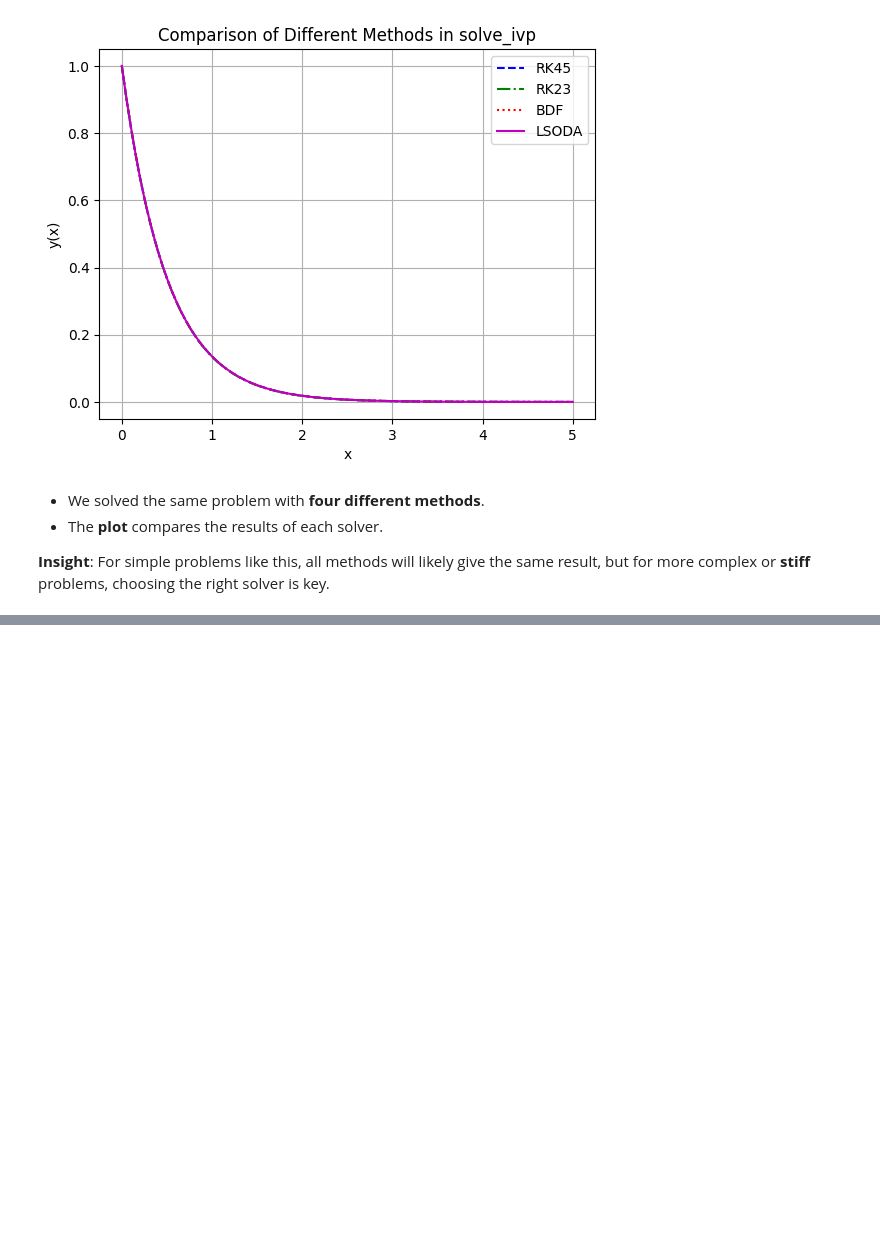
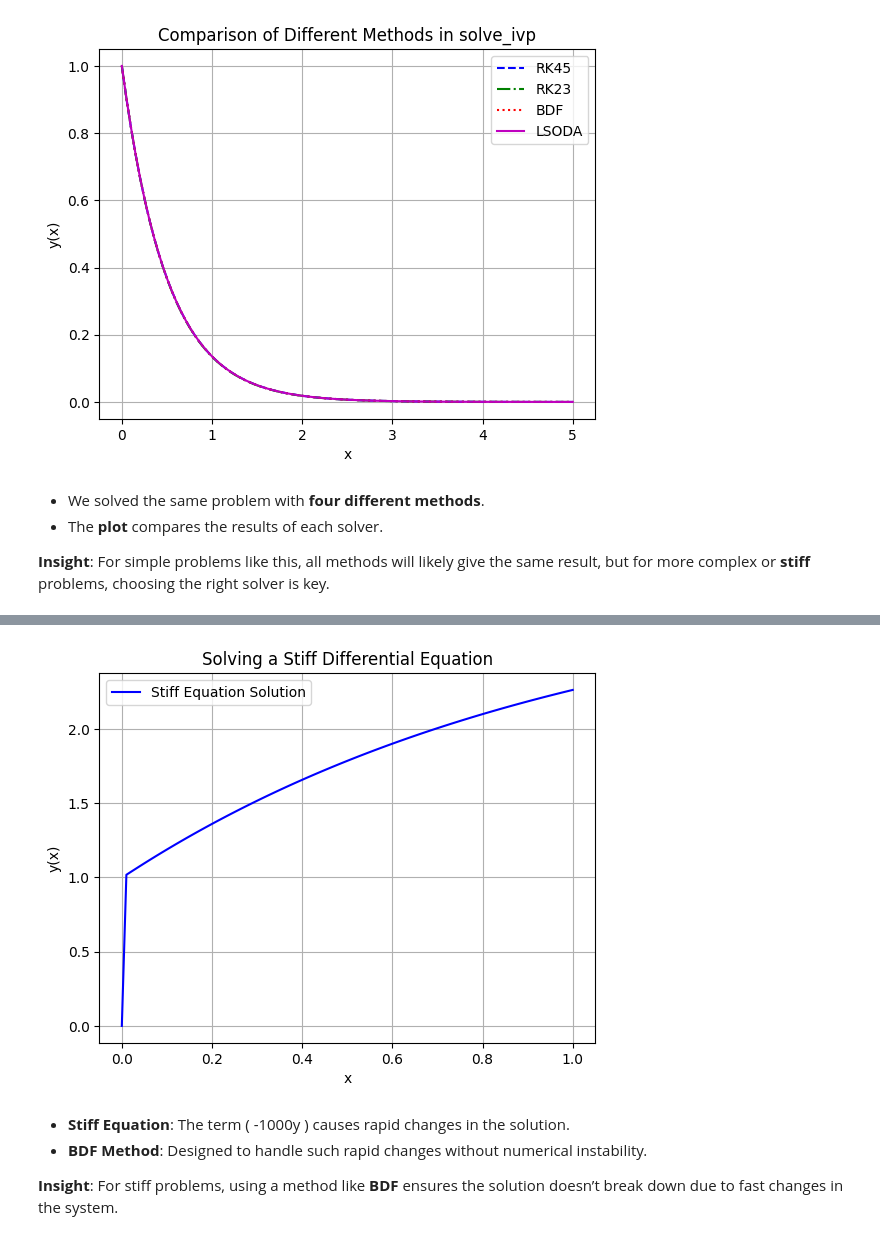
Before and after one commit to rubydamodar/SciPyMastery-From-Basics-to-Breakthroughs, a Jupyter notebook: Beginner Level/SCIPY-INTEGERATE.ipynb, the cells around one changed output, grey strips where cells are left out. Drawn from its saved outputs; the diff is of its cells as text; code cells hidden in the pictures; blank space fills up the shorter version.

```diff
--- a/Beginner Level/SCIPY-INTEGERATE.ipynb
+++ b/Beginner Level/SCIPY-INTEGERATE.ipynb
@@ -390,0 +401,25 @@ plt.show()
+# %%
+def stiff_eqn(x, y):
+    return -1000 * y + 3000 - 2000 * np.exp(-x)
+
+x_vals = np.linspace(0, 1, 100)
+initial_y = [0]
+
+# Solve using BDF (for stiff problems)
+solution_stiff = solve_ivp(stiff_eqn, [0, 1], initial_y, t_eval=x_vals, method='BDF')
+
+# Plotting the solution
+plt.plot(solution_stiff.t, solution_stiff.y[0], label='Stiff Equation Solution', color='b')
+plt.xlabel('x')
+plt.ylabel('y(x)')
+plt.title('Solving a Stiff Differential Equation')
+plt.legend()
+plt.grid(True)
+plt.show()
+# %% [output]
+[figure, added]
+# %% [markdown]
+- **Stiff Equation**: The term \( -1000y \) causes rapid changes in the solution.
+- **BDF Method**: Designed to handle such rapid changes without numerical instability.
+
+**Insight**: For stiff problems, using a method like **BDF** ensures the solution doesn’t break down due to fast changes in the system.
```
Also changed, not shown: parts of 1 cell of this notebook.
